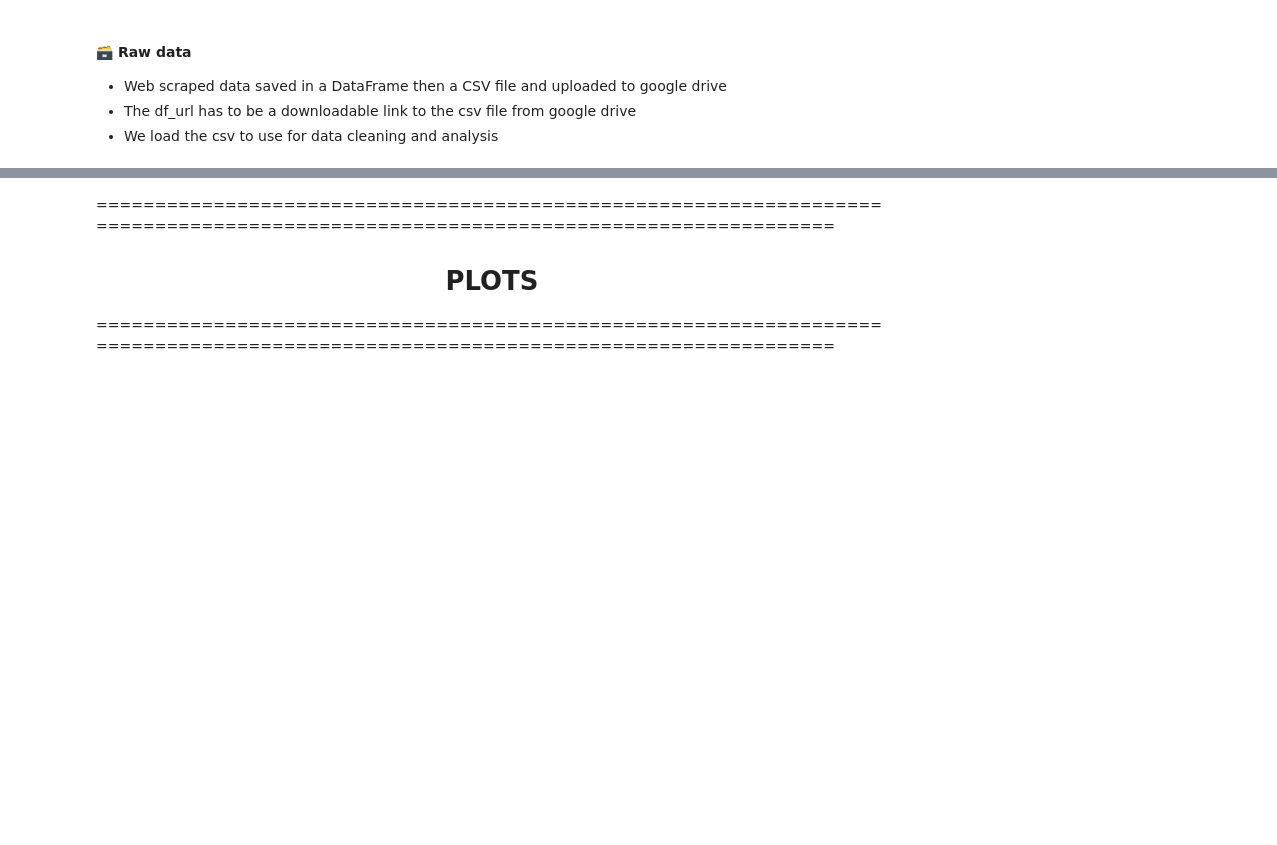
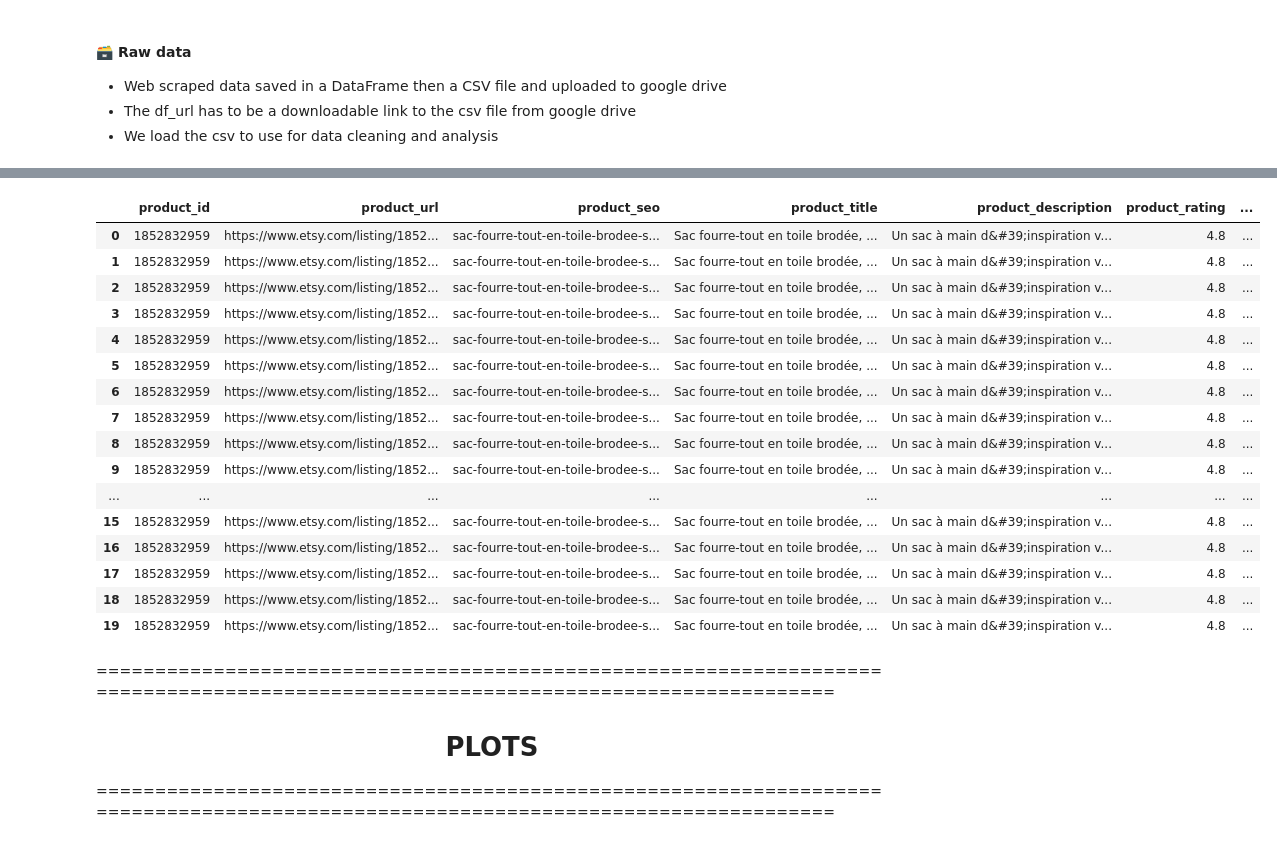
Before and after one commit to sabinagio-teaching/project_03-Etsy-POD-Trends, a Jupyter notebook: notebooks/SAMIA.ipynb, the cells around one changed output, grey strips where cells are left out. Cells and saved outputs as stored; diff of their text form; code cells hidden in the pictures; blank space fills up the shorter version.

```diff
--- a/notebooks/SAMIA.ipynb
+++ b/notebooks/SAMIA.ipynb
@@ -3502,8 +5158,8 @@ Scraping finished! Saved to CSV.
 import pandas as pd
 
 # Load RAW DATA CSV
-df_url = 'link to the dataFrame collected from scraping as a downloadable link from google drive'
-df_etsy = pd.read_csv(df_url)
+df_url = 'https://drive.google.com/uc?export=download&id=12X7fJYroQWovBLaFeBP-fZAd7gbsNv76'
+df_products = pd.read_csv(df_url)
 
 print("STEP 1 : RAW CSV loaded successfully!")
-df_etsy.head()
+df_products.head(10)
@@ -3510,3 +5224,42 @@ df_etsy.head()
+# %%
+df = pd.DataFrame()
+df["product_id"]=df_products["product_id"]
+df["product_url"]=df_products["product_url_full"]
+df["product_seo"]=df_products["product_txt"]
+
+df["product_title"]=df_products["product_title"]
+df["product_description"]=df_products["product_description"]
+df["product_rating"]=df_products["product_rating"]
+df["product_nbr_reviews"]=df_products["nbr_reviews"]
+
+df["var_url"]=df_products["product_variant_url"]
+df["current_price"]=df_products["var_current_price"]
+df["discount_percentage"]=df_products["var_discount_percentage"].round()
+
+df["old_price"]=df_products["var_old_price"]
+df["currency"]=df_products["currency"]
+df["label_1"]=df_products["variant_label_1"]
+df["label_2"]=df_products["variant_label_2"]
+# %%
+df.head(20)
+# %% [output]
+|  | product_id | product_url | product_seo | product_title | product_description | product_rating | ... |
+| 0 | 1852832959 | https://www.etsy.com/listing/1852... | sac-fourre-tout-en-toile-brodee-s... | Sac fourre-tout en toile brodée, ... | Un sac à main d&#39;inspiration v... | 4.8 | ... |
+| 1 | 1852832959 | https://www.etsy.com/listing/1852... | sac-fourre-tout-en-toile-brodee-s... | Sac fourre-tout en toile brodée, ... | Un sac à main d&#39;inspiration v... | 4.8 | ... |
+| 2 | 1852832959 | https://www.etsy.com/listing/1852... | sac-fourre-tout-en-toile-brodee-s... | Sac fourre-tout en toile brodée, ... | Un sac à main d&#39;inspiration v... | 4.8 | ... |
+| 3 | 1852832959 | https://www.etsy.com/listing/1852... | sac-fourre-tout-en-toile-brodee-s... | Sac fourre-tout en toile brodée, ... | Un sac à main d&#39;inspiration v... | 4.8 | ... |
+| 4 | 1852832959 | https://www.etsy.com/listing/1852... | sac-fourre-tout-en-toile-brodee-s... | Sac fourre-tout en toile brodée, ... | Un sac à main d&#39;inspiration v... | 4.8 | ... |
+| 5 | 1852832959 | https://www.etsy.com/listing/1852... | sac-fourre-tout-en-toile-brodee-s... | Sac fourre-tout en toile brodée, ... | Un sac à main d&#39;inspiration v... | 4.8 | ... |
+| 6 | 1852832959 | https://www.etsy.com/listing/1852... | sac-fourre-tout-en-toile-brodee-s... | Sac fourre-tout en toile brodée, ... | Un sac à main d&#39;inspiration v... | 4.8 | ... |
+| 7 | 1852832959 | https://www.etsy.com/listing/1852... | sac-fourre-tout-en-toile-brodee-s... | Sac fourre-tout en toile brodée, ... | Un sac à main d&#39;inspiration v... | 4.8 | ... |
+| 8 | 1852832959 | https://www.etsy.com/listing/1852... | sac-fourre-tout-en-toile-brodee-s... | Sac fourre-tout en toile brodée, ... | Un sac à main d&#39;inspiration v... | 4.8 | ... |
+| 9 | 1852832959 | https://www.etsy.com/listing/1852... | sac-fourre-tout-en-toile-brodee-s... | Sac fourre-tout en toile brodée, ... | Un sac à main d&#39;inspiration v... | 4.8 | ... |
+| ... | ... | ... | ... | ... | ... | ... | ... |
+| 15 | 1852832959 | https://www.etsy.com/listing/1852... | sac-fourre-tout-en-toile-brodee-s... | Sac fourre-tout en toile brodée, ... | Un sac à main d&#39;inspiration v... | 4.8 | ... |
+| 16 | 1852832959 | https://www.etsy.com/listing/1852... | sac-fourre-tout-en-toile-brodee-s... | Sac fourre-tout en toile brodée, ... | Un sac à main d&#39;inspiration v... | 4.8 | ... |
+| 17 | 1852832959 | https://www.etsy.com/listing/1852... | sac-fourre-tout-en-toile-brodee-s... | Sac fourre-tout en toile brodée, ... | Un sac à main d&#39;inspiration v... | 4.8 | ... |
+| 18 | 1852832959 | https://www.etsy.com/listing/1852... | sac-fourre-tout-en-toile-brodee-s... | Sac fourre-tout en toile brodée, ... | Un sac à main d&#39;inspiration v... | 4.8 | ... |
+| 19 | 1852832959 | https://www.etsy.com/listing/1852... | sac-fourre-tout-en-toile-brodee-s... | Sac fourre-tout en toile brodée, ... | Un sac à main d&#39;inspiration v... | 4.8 | ... |
 # %% [markdown]
 ==================================================================================================================================
 # <div align="center">PLOTS</div>
```
Also changed, not shown: parts of 22 cells of this notebook, 3 other files.
